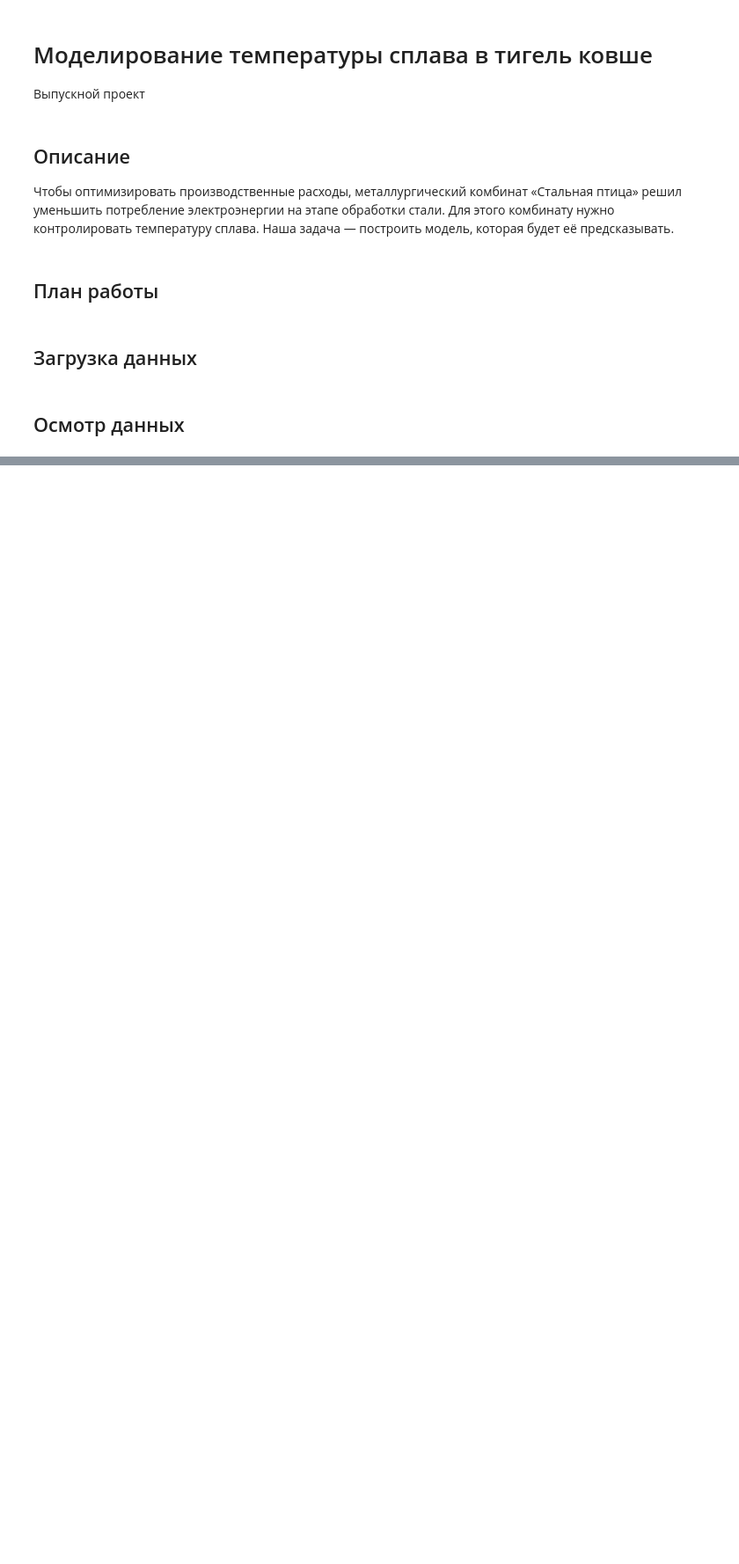
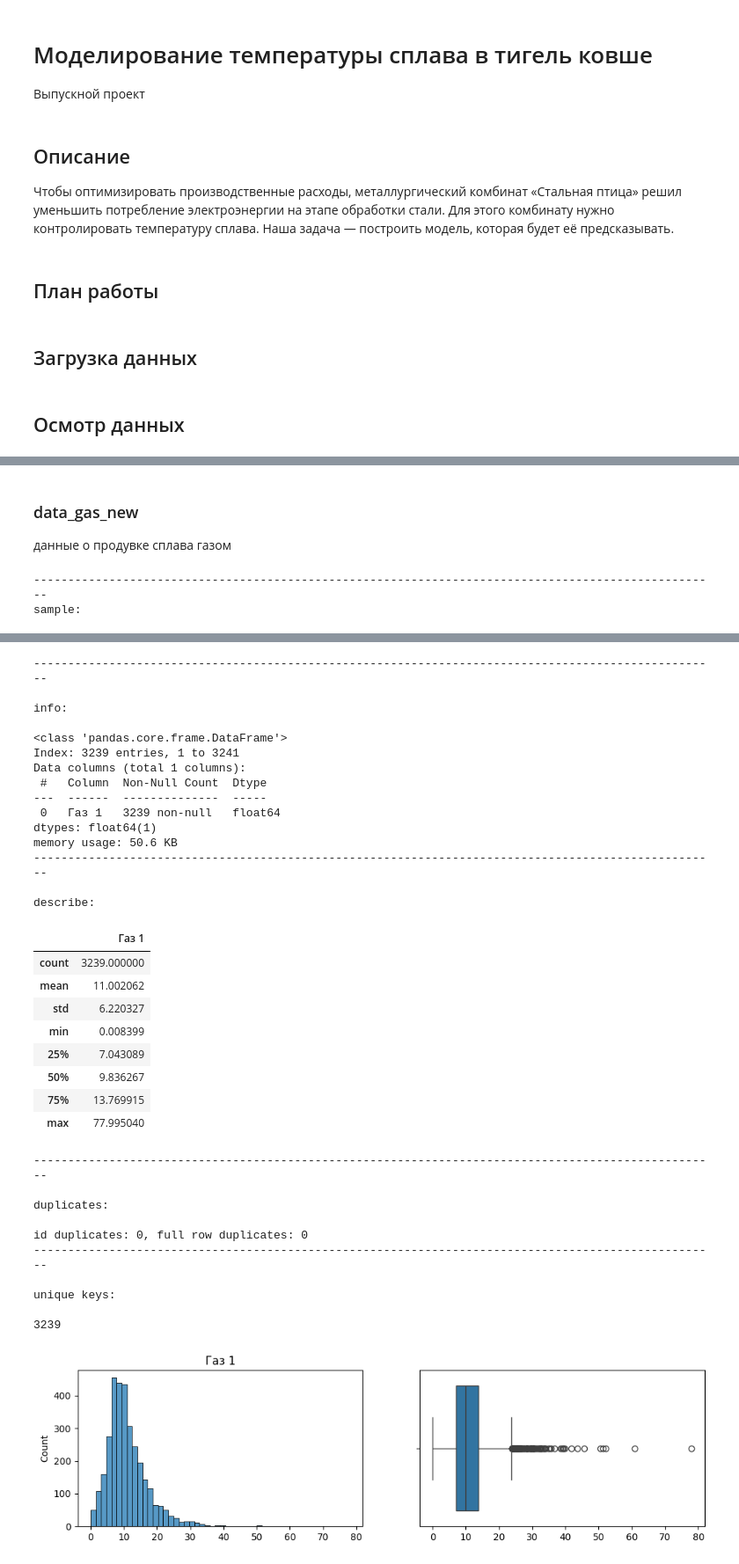
Before and after one commit to wtom76/practicum, a Jupyter notebook: final/0d09d352-9cae-4cc7-85c2-f88ea711ad45.ipynb, the cells around one changed output, grey strips where cells are left out. Shown: that part at 88% size. Drawn from its saved outputs; the diff is of its cells as text; code cells hidden in the pictures; blank space fills up the shorter version.

```diff
--- a/final/0d09d352-9cae-4cc7-85c2-f88ea711ad45.ipynb
+++ b/final/0d09d352-9cae-4cc7-85c2-f88ea711ad45.ipynb
@@ -109,0 +249,8 @@ unique keys:
+# %% [markdown]
+### data_gas_new
+данные о продувке сплава газом
+# %%
+explore_df(data_gas_new)
+# %% [output]
+----------------------------------------------------------------------------------------------------
+sample:
@@ -109,0 +264,35 @@ unique keys:
+----------------------------------------------------------------------------------------------------
+
+info:
+
+<class 'pandas.core.frame.DataFrame'>
+Index: 3239 entries, 1 to 3241
+Data columns (total 1 columns):
+ #   Column  Non-Null Count  Dtype
+---  ------  --------------  -----
+ 0   Газ 1   3239 non-null   float64
+dtypes: float64(1)
+memory usage: 50.6 KB
+----------------------------------------------------------------------------------------------------
+
+describe:
+|  | Газ 1 |
+| count | 3239.000000 |
+| mean | 11.002062 |
+| std | 6.220327 |
+| min | 0.008399 |
+| 25% | 7.043089 |
+| 50% | 9.836267 |
+| 75% | 13.769915 |
+| max | 77.995040 |
+----------------------------------------------------------------------------------------------------
+
+duplicates:
+
+id duplicates: 0, full row duplicates: 0
+----------------------------------------------------------------------------------------------------
+
+unique keys:
+
+3239
+[figure, added]
```
Also changed, not shown: parts of 23 cells of this notebook.
